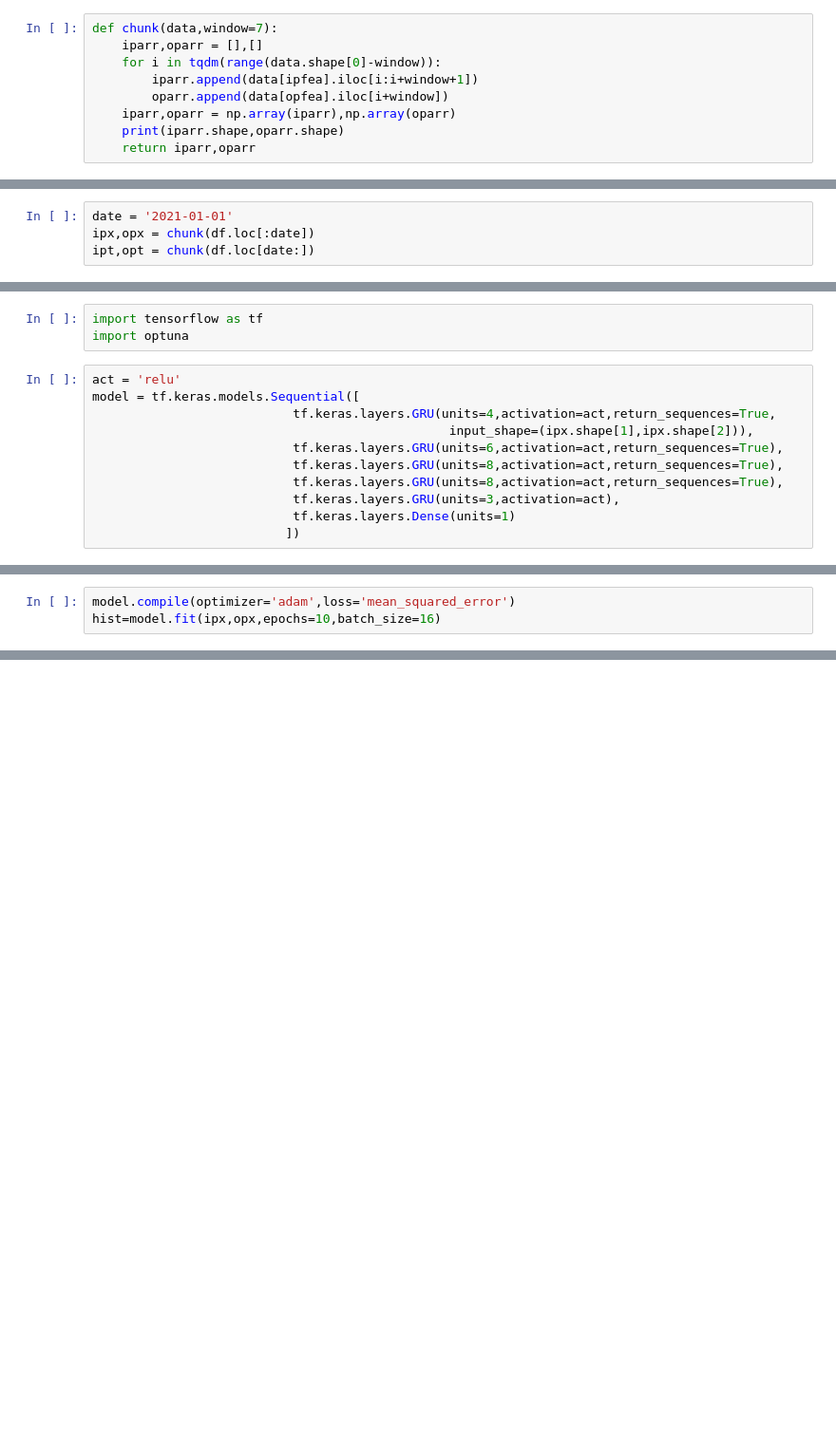
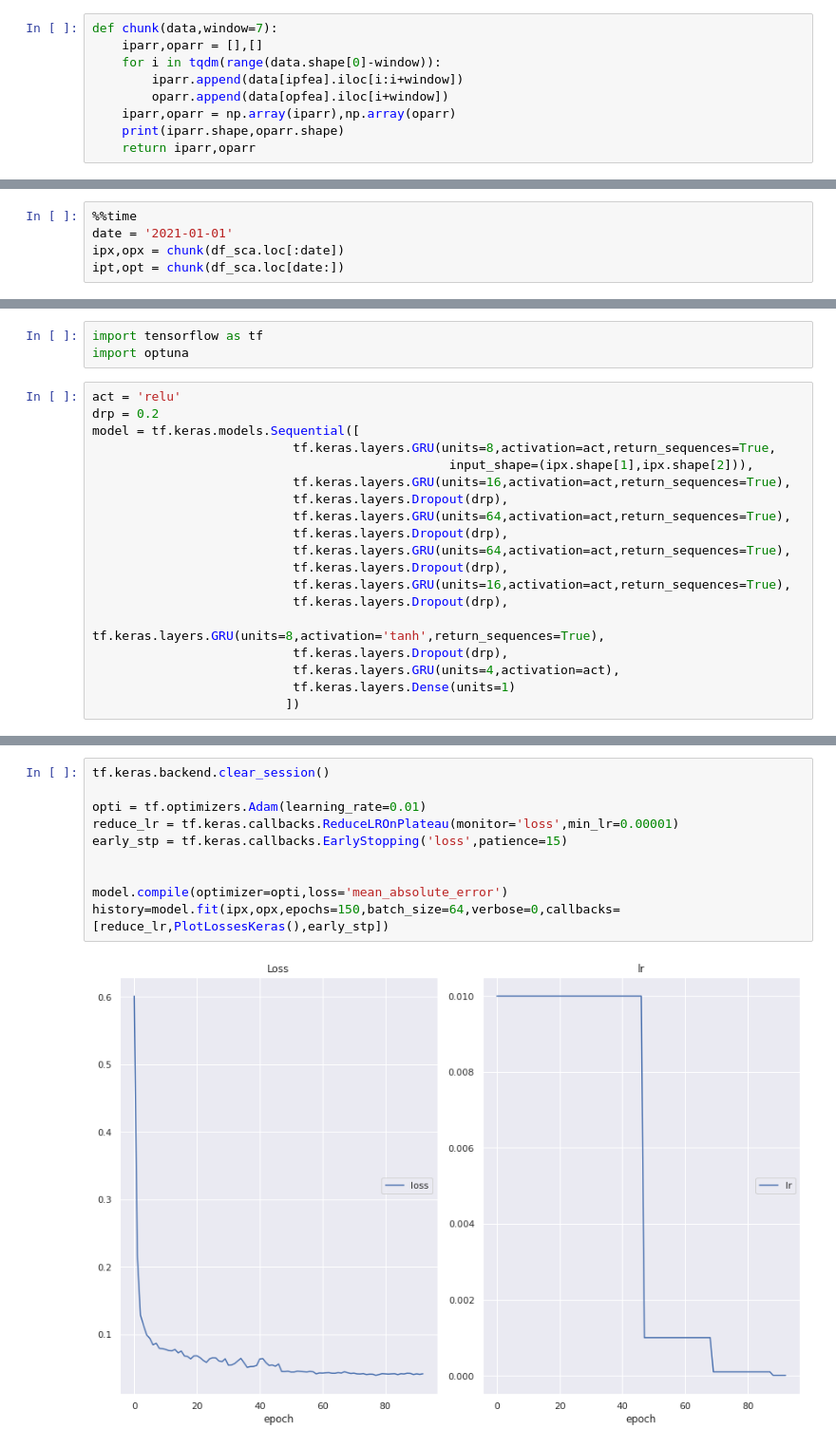
Before and after one commit to AsutoshDalei/stock-work, a Jupyter notebook: Single Stock Analysis.ipynb, the cells around one changed output, grey strips where cells are left out. Shown at 95% size. Cells and saved outputs as stored; diff of their text form; blank space fills up the shorter version.

```diff
--- a/Single Stock Analysis.ipynb
+++ b/Single Stock Analysis.ipynb
@@ -176,7 +228,7 @@ df[ipfea] = sca.fit_transform(df[ipfea])
 def chunk(data,window=7):
     iparr,oparr = [],[]
     for i in tqdm(range(data.shape[0]-window)):
-        iparr.append(data[ipfea].iloc[i:i+window+1])
+        iparr.append(data[ipfea].iloc[i:i+window])
         oparr.append(data[opfea].iloc[i+window])
     iparr,oparr = np.array(iparr),np.array(oparr)
     print(iparr.shape,oparr.shape)
@@ -184,7 +236,8 @@ def chunk(data,window=7):
 # %% [markdown]
 **We will keep data from start till 31/12/2020 for training and the data from 1/1/2021 for test**
 # %%
+%%time
 date = '2021-01-01'
-ipx,opx = chunk(df.loc[:date])
-ipt,opt = chunk(df.loc[date:])
+ipx,opx = chunk(df_sca.loc[:date])
+ipt,opt = chunk(df_sca.loc[date:])
 # %% [output]
@@ -197,13 +261,21 @@ import tensorflow as tf
 import optuna
 # %%
 act = 'relu'
+drp = 0.2
 model = tf.keras.models.Sequential([
-                           tf.keras.layers.GRU(units=4,activation=act,return_sequences=True,
+                           tf.keras.layers.GRU(units=8,activation=act,return_sequences=True,
                                                 input_shape=(ipx.shape[1],ipx.shape[2])),
-                           tf.keras.layers.GRU(units=6,activation=act,return_sequences=True),
-                           tf.keras.layers.GRU(units=8,activation=act,return_sequences=True),
-                           tf.keras.layers.GRU(units=8,activation=act,return_sequences=True),
-                           tf.keras.layers.GRU(units=3,activation=act),
+                           tf.keras.layers.GRU(units=16,activation=act,return_sequences=True),
+                           tf.keras.layers.Dropout(drp),
+                           tf.keras.layers.GRU(units=64,activation=act,return_sequences=True),
+                           tf.keras.layers.Dropout(drp),
+                           tf.keras.layers.GRU(units=64,activation=act,return_sequences=True),
+                           tf.keras.layers.Dropout(drp),
+                           tf.keras.layers.GRU(units=16,activation=act,return_sequences=True),
+                           tf.keras.layers.Dropout(drp),
+                           tf.keras.layers.GRU(units=8,activation='tanh',return_sequences=True),
+                           tf.keras.layers.Dropout(drp),
+                           tf.keras.layers.GRU(units=4,activation=act),
                            tf.keras.layers.Dense(units=1)
                           ])
 # %% [output]
@@ -215,3 +282,0 @@ WARNING:tensorflow:Layer gru_14 will not use cuDNN kernels since it doesn't meet
-# %%
-model.compile(optimizer='adam',loss='mean_squared_error')
-hist=model.fit(ipx,opx,epochs=10,batch_size=16)
@@ -235,0 +283,12 @@ Epoch 9/10
+# %%
+tf.keras.backend.clear_session()
+
+opti = tf.optimizers.Adam(learning_rate=0.01)
+reduce_lr = tf.keras.callbacks.ReduceLROnPlateau(monitor='loss',min_lr=0.00001)
+early_stp = tf.keras.callbacks.EarlyStopping('loss',patience=15)
+
+
+model.compile(optimizer=opti,loss='mean_absolute_error')
+history=model.fit(ipx,opx,epochs=150,batch_size=64,verbose=0,callbacks=[reduce_lr,PlotLossesKeras(),early_stp])
+# %% [output]
+[figure, added]
```
Also changed, not shown: parts of 19 cells of this notebook.
